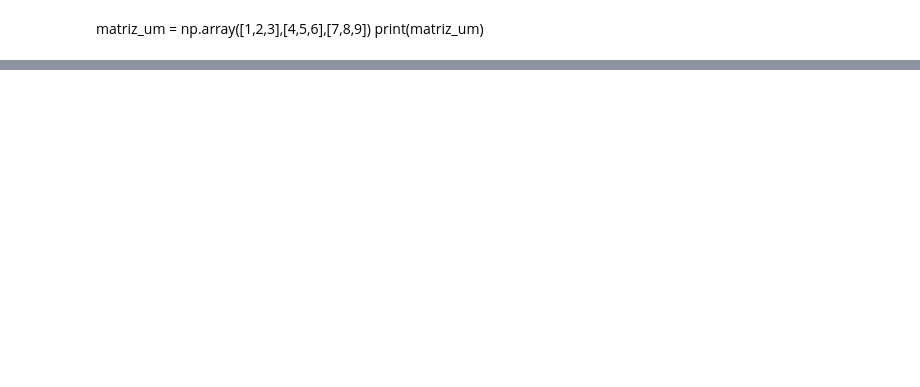
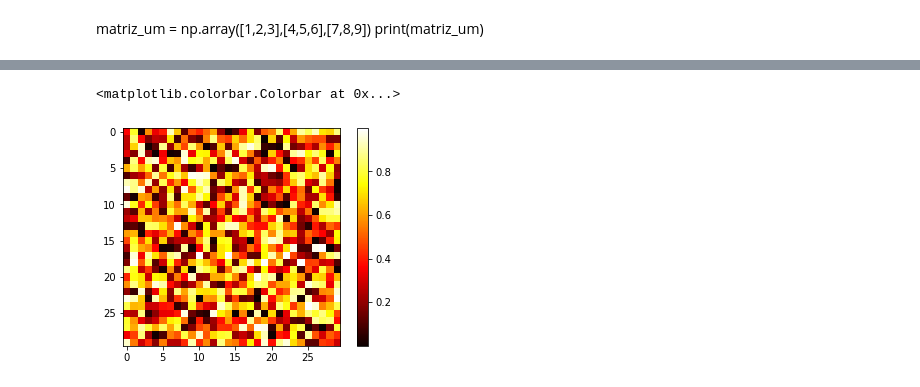
Before and after one commit to mikaelgba/PythonDCS, a Jupyter notebook: cap8/jupyterNotebook/Nunpy.ipynb, the cells around one changed output, grey strips where cells are left out. Drawn from its saved outputs; the diff is of its cells as text; code cells hidden in the pictures; blank space fills up the shorter version.

```diff
--- a/cap8/jupyterNotebook/Nunpy.ipynb
+++ b/cap8/jupyterNotebook/Nunpy.ipynb
@@ -149,0 +83,7 @@ int32 float64 int32 float64
+# %%
+imagem = np.random.rand(30,30)
+plt.imshow(imagem, cmap = plt.cm.hot)
+plt.colorbar()
+# %% [output]
+<matplotlib.colorbar.Colorbar at 0x...>
+[figure, added]
```
Also changed, not shown: parts of 34 cells of this notebook, 2 other files.
